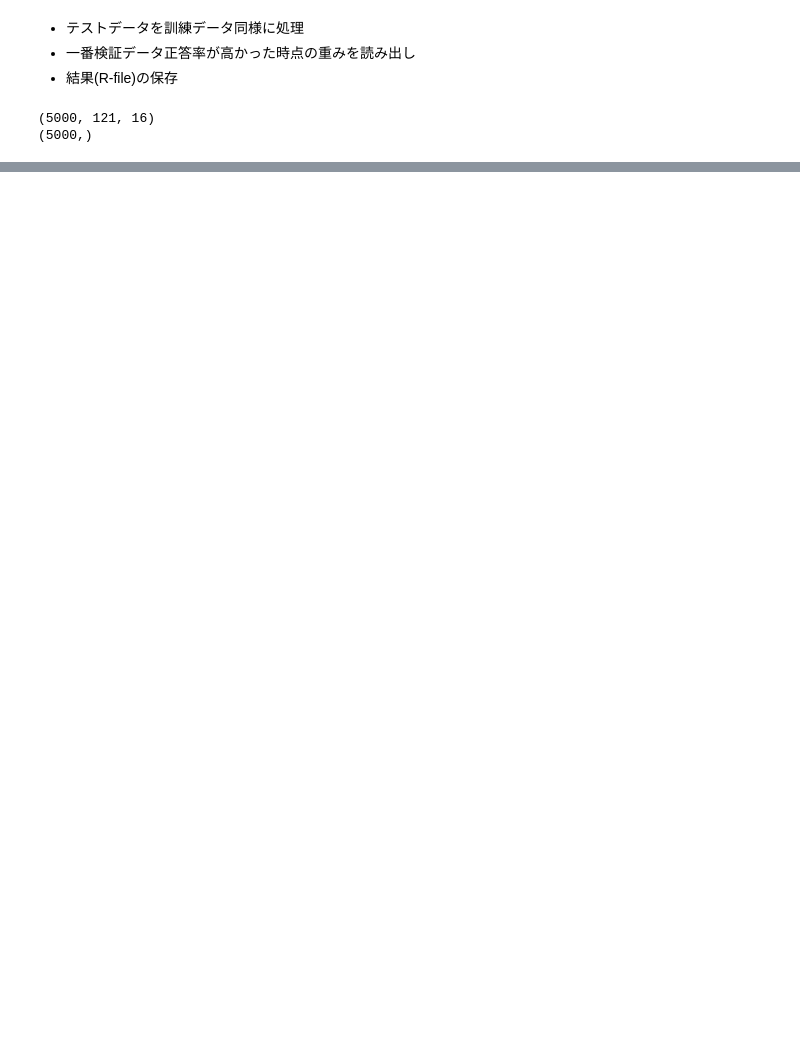
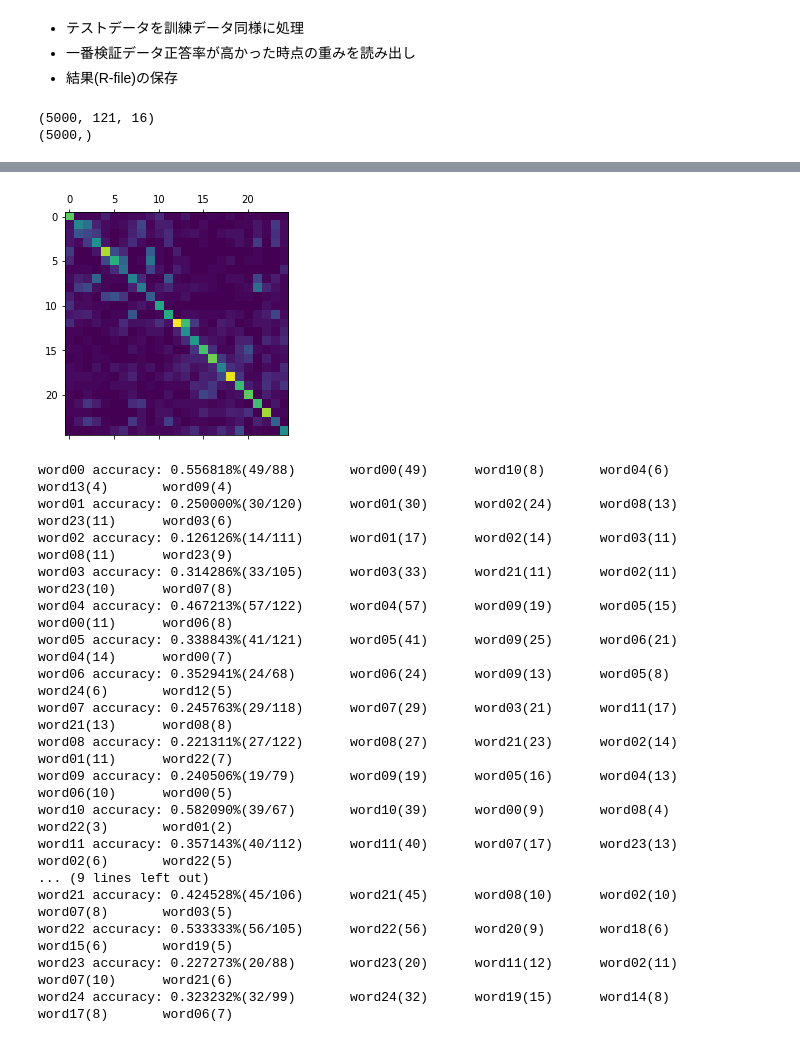
Before and after one commit to kuroy/SSRW_2018, a Jupyter notebook: SSSD_Step2_RNN.ipynb, the cells around one changed output, grey strips where cells are left out. Saved outputs shown, nothing was run; the diff lists cells and outputs as text; code cells hidden in the pictures; blank space fills up the shorter version.

```diff
--- a/SSSD_Step2_RNN.ipynb
+++ b/SSSD_Step2_RNN.ipynb
@@ -316,0 +330,38 @@ INFO:tensorflow:Restoring parameters from ./tf_log/run-20180826193533/SSSD_600.c
+# %%
+ones = np.ones_like(pred)
+pred_y_matrix = np.array(
+    [np.sum(ones[np.logical_and(pred==i,valid_y==j)]) for i in range(word_types) for j in range(word_types)]
+).reshape((word_types,word_types))
+plt.matshow(pred_y_matrix)
+plt.show()
+
+for i in range(word_types):
+    print("word{:02d} accuracy: {:01f}%({}/{})".format(
+        i,
+        pred_y_matrix[i,i] / np.sum(pred == i),
+        pred_y_matrix[i,i],
+        np.sum(pred == i)
+    ),end="\t")
+    sortid = np.argsort(pred_y_matrix[i,:])
+    for j in range(5):
+        print("word{:02d}({})".format(sortid[-1-j],pred_y_matrix[i,sortid[-1-j]]), end="\t")
+    print("")
+# %% [output]
+[figure, added]
+word00 accuracy: 0.556818%(49/88)       word00(49)      word10(8)       word04(6)       word13(4)       word09(4)
+word01 accuracy: 0.250000%(30/120)      word01(30)      word02(24)      word08(13)      word23(11)      word03(6)
+word02 accuracy: 0.126126%(14/111)      word01(17)      word02(14)      word03(11)      word08(11)      word23(9)
+word03 accuracy: 0.314286%(33/105)      word03(33)      word21(11)      word02(11)      word23(10)      word07(8)
+word04 accuracy: 0.467213%(57/122)      word04(57)      word09(19)      word05(15)      word00(11)      word06(8)
+word05 accuracy: 0.338843%(41/121)      word05(41)      word09(25)      word06(21)      word04(14)      word00(7)
+word06 accuracy: 0.352941%(24/68)       word06(24)      word09(13)      word05(8)       word24(6)       word12(5)
+word07 accuracy: 0.245763%(29/118)      word07(29)      word03(21)      word11(17)      word21(13)      word08(8)
+word08 accuracy: 0.221311%(27/122)      word08(27)      word21(23)      word02(14)      word01(11)      word22(7)
+word09 accuracy: 0.240506%(19/79)       word09(19)      word05(16)      word04(13)      word06(10)      word00(5)
+word10 accuracy: 0.582090%(39/67)       word10(39)      word00(9)       word08(4)       word22(3)       word01(2)
+word11 accuracy: 0.357143%(40/112)      word11(40)      word07(17)      word23(13)      word02(6)       word22(5)
+... (9 lines left out)
+word21 accuracy: 0.424528%(45/106)      word21(45)      word08(10)      word02(10)      word07(8)       word03(5)
+word22 accuracy: 0.533333%(56/105)      word22(56)      word20(9)       word18(6)       word15(6)       word19(5)
+word23 accuracy: 0.227273%(20/88)       word23(20)      word11(12)      word02(11)      word07(10)      word21(6)
+word24 accuracy: 0.323232%(32/99)       word24(32)      word19(15)      word14(8)       word17(8)       word06(7)
```
Also changed, not shown: parts of 9 cells of this notebook, 1 other file.
